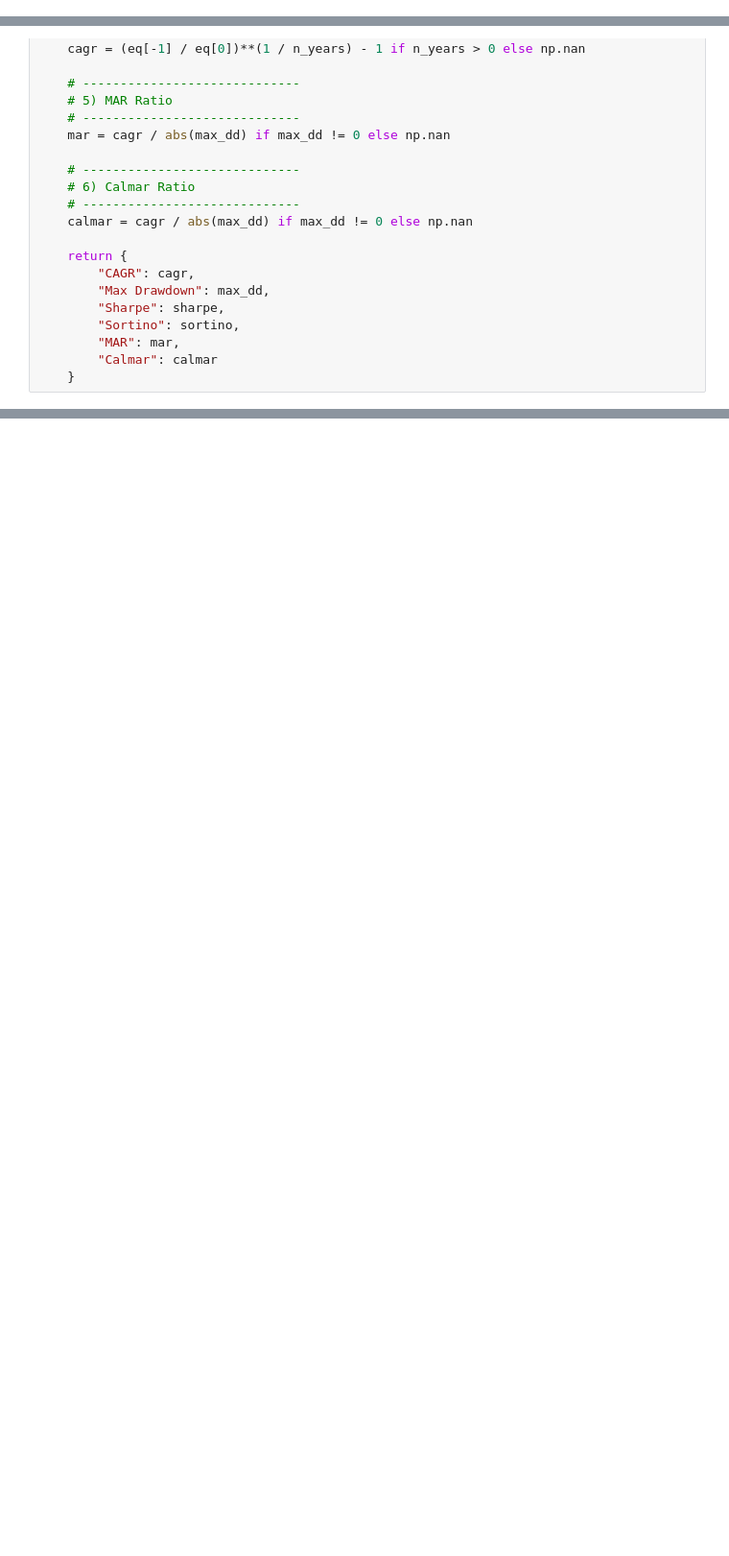
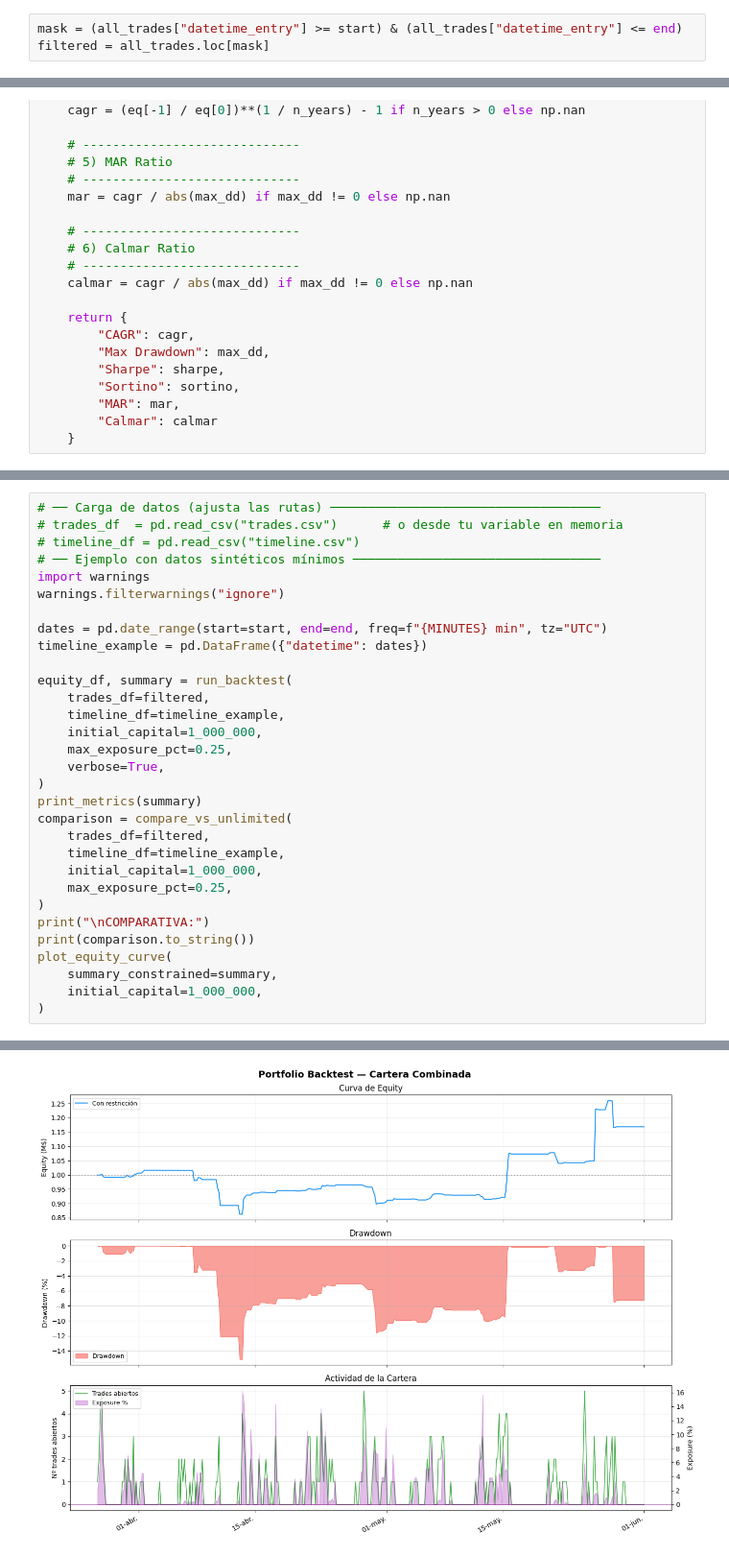
Before and after one commit to LijunZhou000/ML-Algorithmic-Trading, a Jupyter notebook: TradingBots/Notebooks/P5Conjunto.ipynb, the cells around one changed output, grey strips where cells are left out. Shown at 96% size. Cells and saved outputs as stored; diff of their text form; blank space fills up the shorter version.

```diff
--- a/TradingBots/Notebooks/P5Conjunto.ipynb
+++ b/TradingBots/Notebooks/P5Conjunto.ipynb
@@ -134,3 +140,6 @@ all_trades["datetime_entry"] = all_trades["datetime_exit"] - \
                               pd.to_timedelta(all_trades["duration_blocks"] * 4, unit="h")
 # %%
 # all_trades["datetime_entry"] = all_trades["datetime_exit"] - pd.Timedelta(hours=4)
+# %%
+mask = (all_trades["datetime_entry"] >= start) & (all_trades["datetime_entry"] <= end)
+filtered = all_trades.loc[mask]
@@ -335,0 +852,32 @@ plot_equity_and_trades(final_equity, all_trades)
+# %%
+# ── Carga de datos (ajusta las rutas) ────────────────────────────────────
+# trades_df  = pd.read_csv("trades.csv")      # o desde tu variable en memoria
+# timeline_df = pd.read_csv("timeline.csv")
+# ── Ejemplo con datos sintéticos mínimos ─────────────────────────────────
+import warnings
+warnings.filterwarnings("ignore")
+
+dates = pd.date_range(start=start, end=end, freq=f"{MINUTES} min", tz="UTC")
+timeline_example = pd.DataFrame({"datetime": dates})
+
+equity_df, summary = run_backtest(
+    trades_df=filtered,
+    timeline_df=timeline_example,
+    initial_capital=1_000_000,
+    max_exposure_pct=0.25,
+    verbose=True,
+)
+print_metrics(summary)
+comparison = compare_vs_unlimited(
+    trades_df=filtered,
+    timeline_df=timeline_example,
+    initial_capital=1_000_000,
+    max_exposure_pct=0.25,
+)
+print("\nCOMPARATIVA:")
+print(comparison.to_string())
+plot_equity_curve(
+    summary_constrained=summary,
+    initial_capital=1_000_000,
+)
+# %% [output]
@@ -335,0 +901 @@ plot_equity_and_trades(final_equity, all_trades)
+[figure, added]
```
Also changed, not shown: parts of 15 cells of this notebook, 1 other file.
